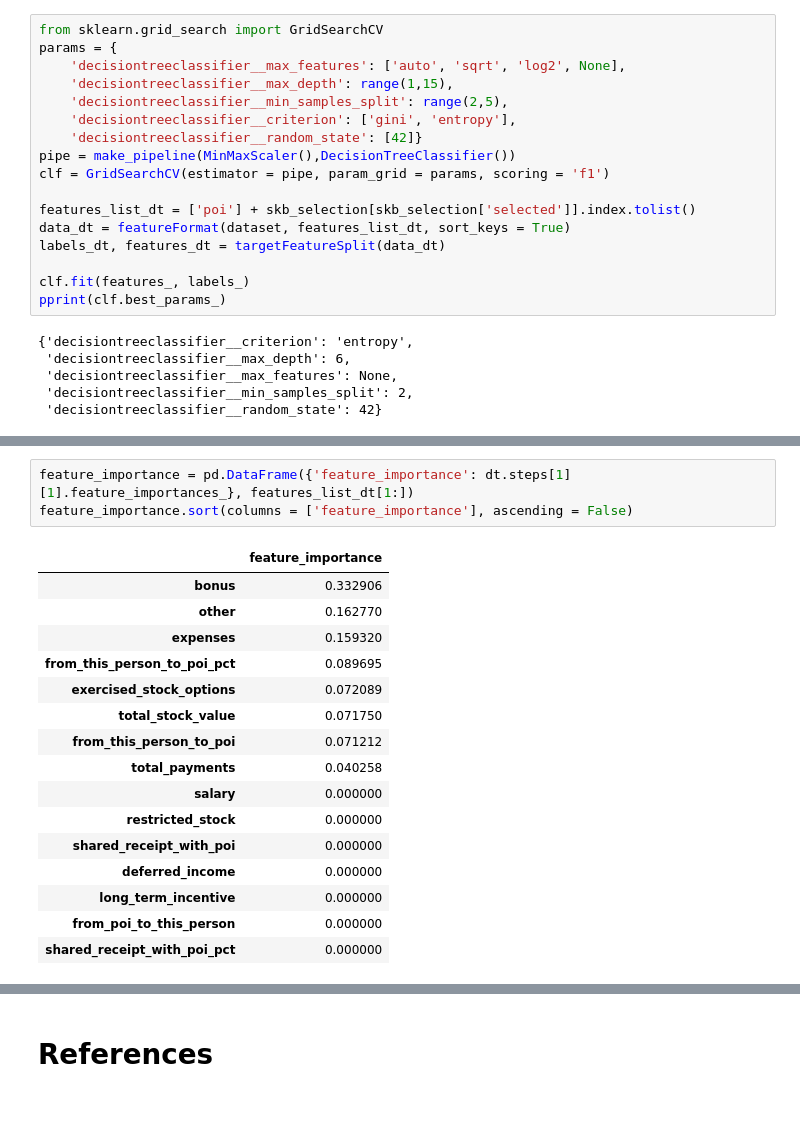
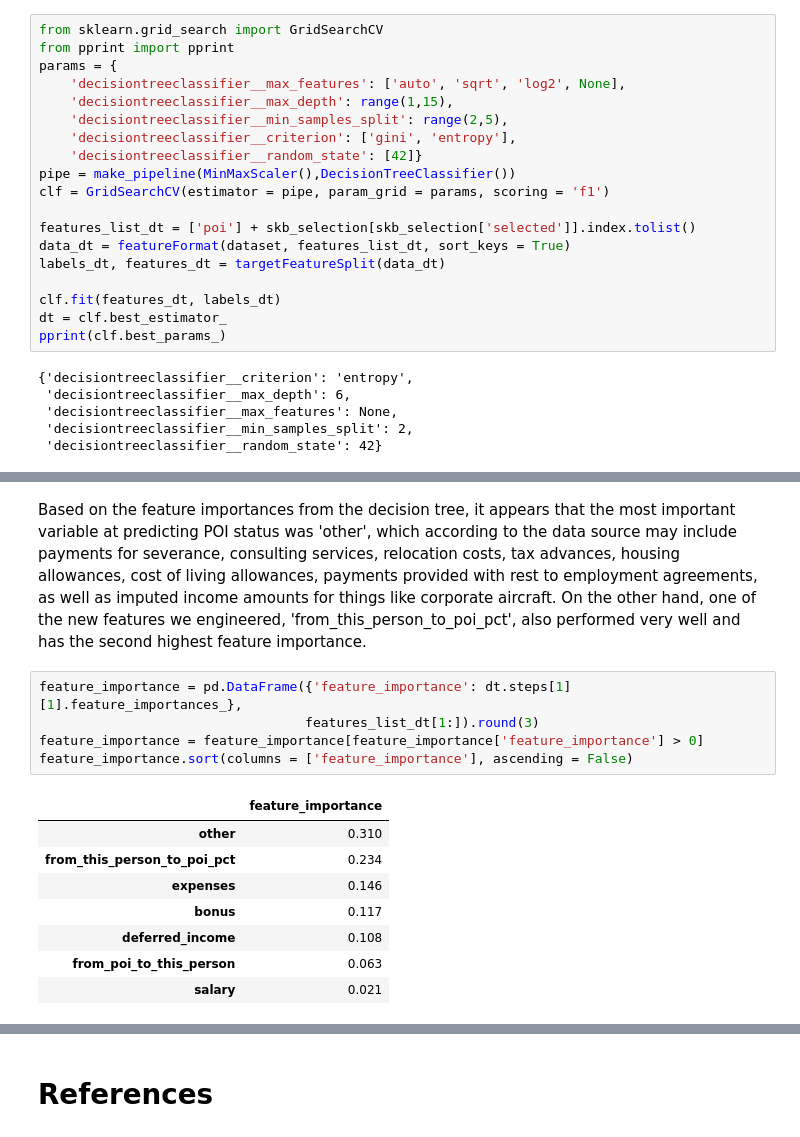
Before and after one commit to nyjgary/udacity_nanodegree, a Jupyter notebook: Enron/Enron.ipynb, the cells around one changed output, grey strips where cells are left out. Cells and saved outputs as stored; diff of their text form; blank space fills up the shorter version.

```diff
--- a/Enron/Enron.ipynb
+++ b/Enron/Enron.ipynb
@@ -424,5 +425,6 @@ skb_selection[skb_selection['selected']]
 # %%
 from sklearn.grid_search import GridSearchCV
+from pprint import pprint
 params = {
     'decisiontreeclassifier__max_features': ['auto', 'sqrt', 'log2', None],
     'decisiontreeclassifier__max_depth': range(1,15),
@@ -436,7 +438,8 @@ features_list_dt = ['poi'] + skb_selection[skb_selection['selected']].index.toli
 data_dt = featureFormat(dataset, features_list_dt, sort_keys = True)
 labels_dt, features_dt = targetFeatureSplit(data_dt)
 
-clf.fit(features_, labels_)
+clf.fit(features_dt, labels_dt)
+dt = clf.best_estimator_
 pprint(clf.best_params_)
 # %% [output]
 {'decisiontreeclassifier__criterion': 'entropy',
@@ -468,20 +470,16 @@ pd.DataFrame(dt_metrics).round(3)
+# %% [markdown]
+Based on the feature importances from the decision tree, it appears that the most important variable at predicting POI status was 'other', which according to the data source may include payments for severance, consulting services, relocation costs, tax advances, housing allowances, cost of living allowances, payments provided with rest to employment agreements, as well as imputed income amounts for things like corporate aircraft. On the other hand, one of the new features we engineered, 'from_this_person_to_poi_pct', also performed very well and has the second highest feature importance.
 # %%
-feature_importance = pd.DataFrame({'feature_importance': dt.steps[1][1].feature_importances_}, features_list_dt[1:])
+feature_importance = pd.DataFrame({'feature_importance': dt.steps[1][1].feature_importances_},
+                                  features_list_dt[1:]).round(3)
+feature_importance = feature_importance[feature_importance['feature_importance'] > 0]
 feature_importance.sort(columns = ['feature_importance'], ascending = False)
 # %% [output]
 |  | feature_importance |
-| bonus | 0.332906 |
-| other | 0.162770 |
-| expenses | 0.159320 |
-| from_this_person_to_poi_pct | 0.089695 |
-| exercised_stock_options | 0.072089 |
-| total_stock_value | 0.071750 |
-| from_this_person_to_poi | 0.071212 |
-| total_payments | 0.040258 |
-| salary | 0.000000 |
-| restricted_stock | 0.000000 |
-| shared_receipt_with_poi | 0.000000 |
-| deferred_income | 0.000000 |
-| long_term_incentive | 0.000000 |
-| from_poi_to_this_person | 0.000000 |
-| shared_receipt_with_poi_pct | 0.000000 |
+| other | 0.310 |
+| from_this_person_to_poi_pct | 0.234 |
+| expenses | 0.146 |
+| bonus | 0.117 |
+| deferred_income | 0.108 |
+| from_poi_to_this_person | 0.063 |
+| salary | 0.021 |
```
Also changed, not shown: parts of 12 cells of this notebook, 8 other files.
